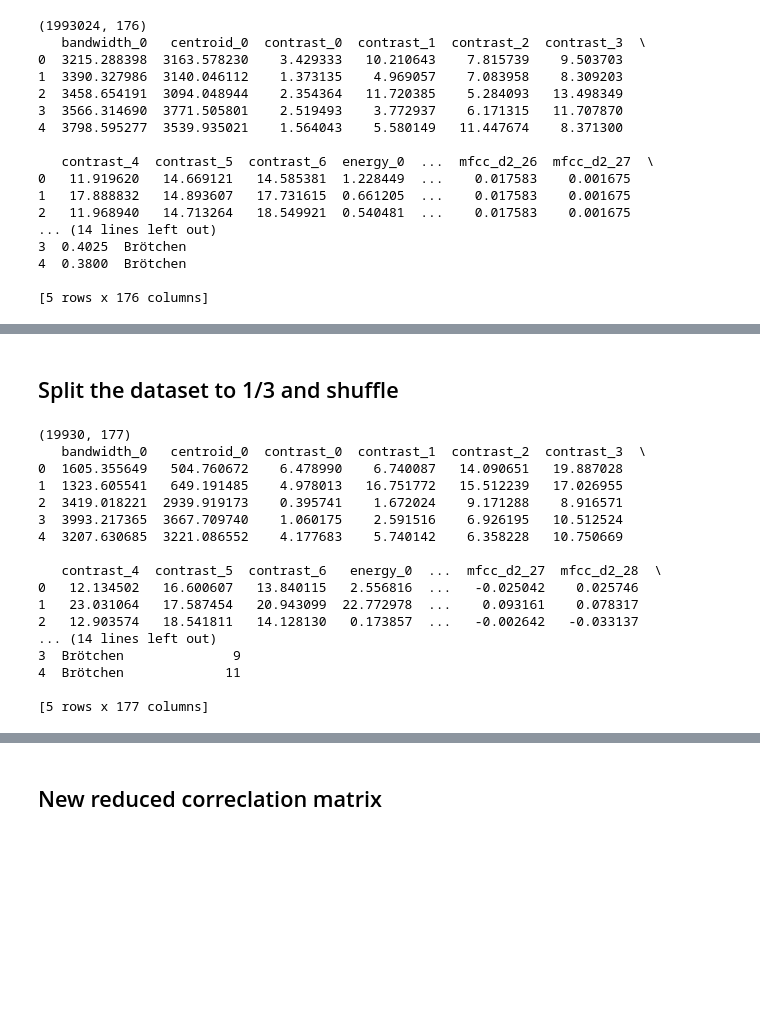
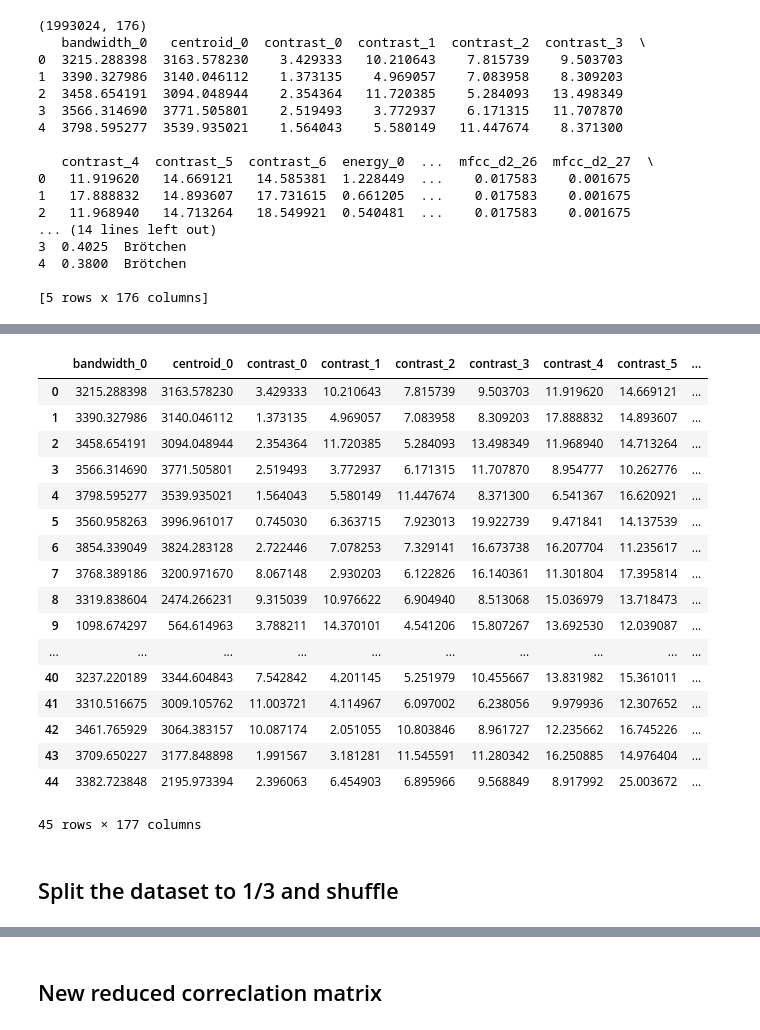
Before and after one commit to qtakmalay/JupyterProjects, a Jupyter notebook: ML and PC/Task3.ipynb, the cells around one changed output, grey strips where cells are left out. Cells and saved outputs as stored; diff of their text form; code cells hidden in the pictures; blank space fills up the shorter version.

```diff
--- a/ML and PC/Task3.ipynb
+++ b/ML and PC/Task3.ipynb
@@ -67,3 +67,8 @@ encoder = LabelEncoder()
 encoded_labels = encoder.fit_transform(df['label'])
 
 df['encoded_label'] = encoded_labels
+# %%
+labels = development['word'].repeat(44).reset_index(drop=True)
+df['label'] = labels
+print(df.shape)
+print(df.head())
@@ -70,23 +93,26 @@ df['encoded_label'] = encoded_labels
+# %%
+df.head(45)
+# %% [output]
+|  | bandwidth_0 | centroid_0 | contrast_0 | contrast_1 | contrast_2 | contrast_3 | contrast_4 | contrast_5 | ... |
+| 0 | 3215.288398 | 3163.578230 | 3.429333 | 10.210643 | 7.815739 | 9.503703 | 11.919620 | 14.669121 | ... |
+| 1 | 3390.327986 | 3140.046112 | 1.373135 | 4.969057 | 7.083958 | 8.309203 | 17.888832 | 14.893607 | ... |
+| 2 | 3458.654191 | 3094.048944 | 2.354364 | 11.720385 | 5.284093 | 13.498349 | 11.968940 | 14.713264 | ... |
+| 3 | 3566.314690 | 3771.505801 | 2.519493 | 3.772937 | 6.171315 | 11.707870 | 8.954777 | 10.262776 | ... |
+| 4 | 3798.595277 | 3539.935021 | 1.564043 | 5.580149 | 11.447674 | 8.371300 | 6.541367 | 16.620921 | ... |
+| 5 | 3560.958263 | 3996.961017 | 0.745030 | 6.363715 | 7.923013 | 19.922739 | 9.471841 | 14.137539 | ... |
+| 6 | 3854.339049 | 3824.283128 | 2.722446 | 7.078253 | 7.329141 | 16.673738 | 16.207704 | 11.235617 | ... |
+| 7 | 3768.389186 | 3200.971670 | 8.067148 | 2.930203 | 6.122826 | 16.140361 | 11.301804 | 17.395814 | ... |
+| 8 | 3319.838604 | 2474.266231 | 9.315039 | 10.976622 | 6.904940 | 8.513068 | 15.036979 | 13.718473 | ... |
+| 9 | 1098.674297 | 564.614963 | 3.788211 | 14.370101 | 4.541206 | 15.807267 | 13.692530 | 12.039087 | ... |
+| ... | ... | ... | ... | ... | ... | ... | ... | ... | ... |
+| 40 | 3237.220189 | 3344.604843 | 7.542842 | 4.201145 | 5.251979 | 10.455667 | 13.831982 | 15.361011 | ... |
+| 41 | 3310.516675 | 3009.105762 | 11.003721 | 4.114967 | 6.097002 | 6.238056 | 9.979936 | 12.307652 | ... |
+| 42 | 3461.765929 | 3064.383157 | 10.087174 | 2.051055 | 10.803846 | 8.961727 | 12.235662 | 16.745226 | ... |
+| 43 | 3709.650227 | 3177.848898 | 1.991567 | 3.181281 | 11.545591 | 11.280342 | 16.250885 | 14.976404 | ... |
+| 44 | 3382.723848 | 2195.973394 | 2.396063 | 6.454903 | 6.895966 | 9.568849 | 8.917992 | 25.003672 | ... |
+45 rows × 177 columns
 # %% [markdown]
 ## Split the dataset to 1/3 and shuffle
 # %%
 # Shuffle the DataFrame
 shuffled_df = df.sample(frac=1).reset_index(drop=True)
-# %% [output]
-(19930, 177)
-   bandwidth_0   centroid_0  contrast_0  contrast_1  contrast_2  contrast_3  \
-0  1605.355649   504.760672    6.478990    6.740087   14.090651   19.887028
-1  1323.605541   649.191485    4.978013   16.751772   15.512239   17.026955
-2  3419.018221  2939.919173    0.395741    1.672024    9.171288    8.916571
-3  3993.217365  3667.709740    1.060175    2.591516    6.926195   10.512524
-4  3207.630685  3221.086552    4.177683    5.740142    6.358228   10.750669
-
-   contrast_4  contrast_5  contrast_6   energy_0  ...  mfcc_d2_27  mfcc_d2_28  \
-0   12.134502   16.600607   13.840115   2.556816  ...   -0.025042    0.025746
-1   23.031064   17.587454   20.943099  22.772978  ...    0.093161    0.078317
-2   12.903574   18.541811   14.128130   0.173857  ...   -0.002642   -0.033137
-... (14 lines left out)
-3  Brötchen              9
-4  Brötchen             11
-
-[5 rows x 177 columns]
```
Also changed, not shown: parts of 11 cells of this notebook.
